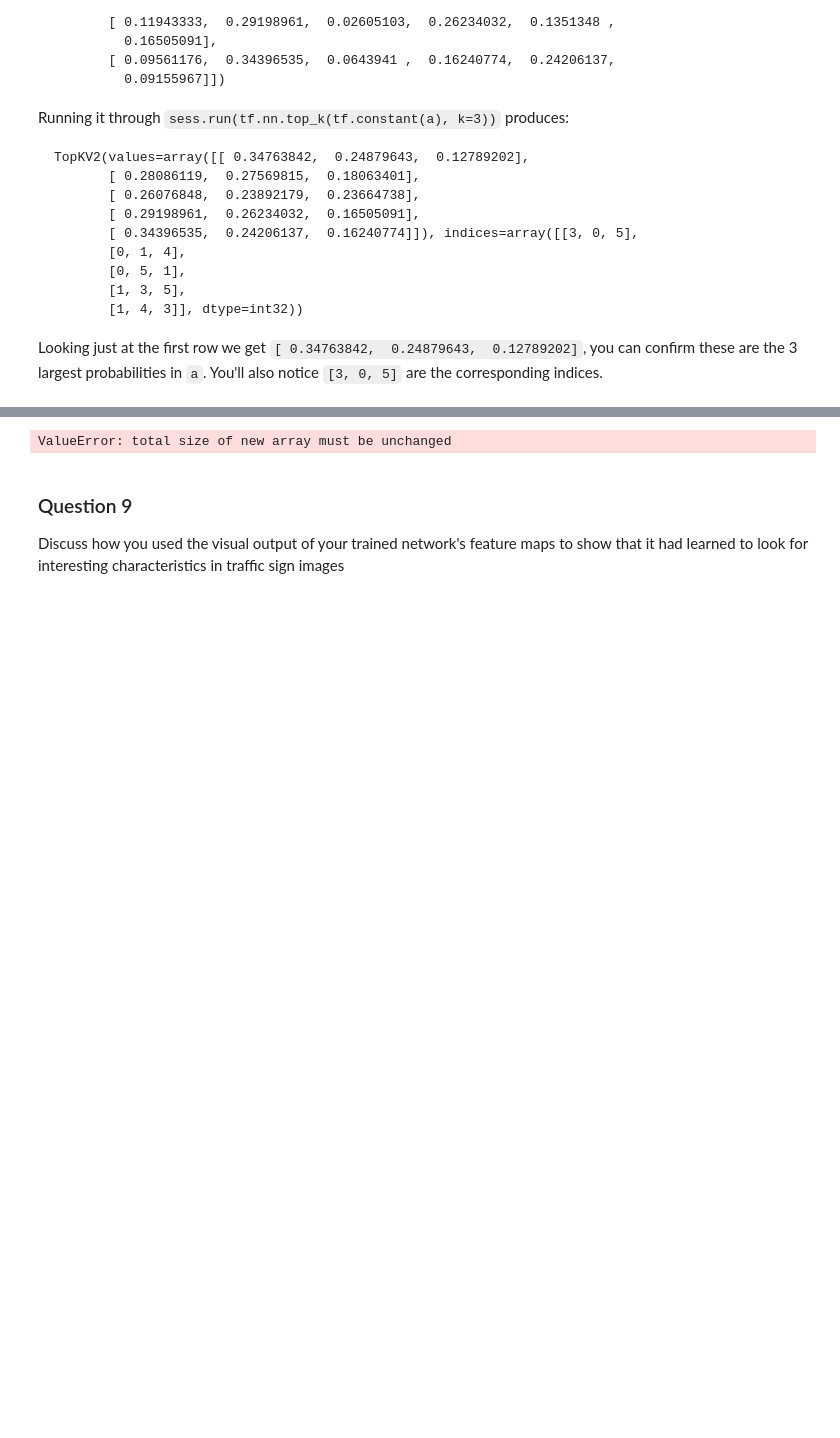
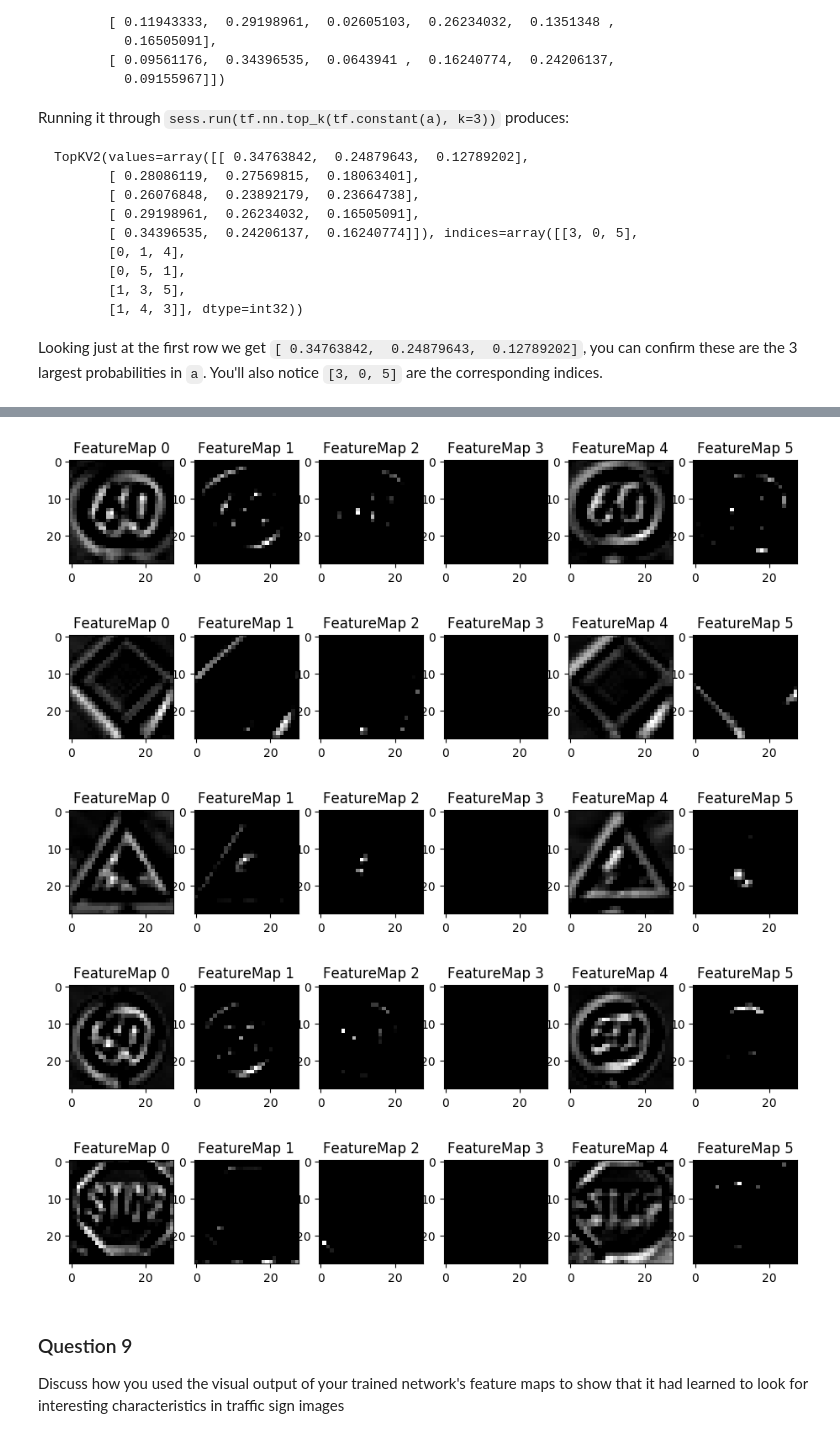
Before and after one commit to isharaka/CarND-Traffic-Sign-Classifier-Project, a Jupyter notebook: Traffic_Sign_Classifier.ipynb, the cells around one changed output, grey strips where cells are left out. Drawn from its saved outputs; the diff is of its cells as text; code cells hidden in the pictures; blank space fills up the shorter version.

```diff
--- a/Traffic_Sign_Classifier.ipynb
+++ b/Traffic_Sign_Classifier.ipynb
@@ -532,9 +596,15 @@ def outputFeatureMap(image_input, tf_activation, activation_min=-1, activation_m
 # %%
 with tf.Session() as sess:
     saver.restore(sess, tf.train.latest_checkpoint('.'))
-    outputFeatureMap(x_web[3].reshape(1,32,32,3),act1)
+    for i in range(len(x_web)):
+        outputFeatureMap(x_web[i].reshape(1,32,32,1),act1,plt_num=2*i)
+        #outputFeatureMap(x_web[i].reshape(1,32,32,1),act2,plt_num=2*i+1)
 # %% [output]
-ValueError: total size of new array must be unchanged
+[figure, added]
+[figure, added]
+[figure, added]
+[figure, added]
+[figure, added]
 # %% [markdown]
 ### Question 9
 
```
Also changed, not shown: parts of 10 cells of this notebook.
